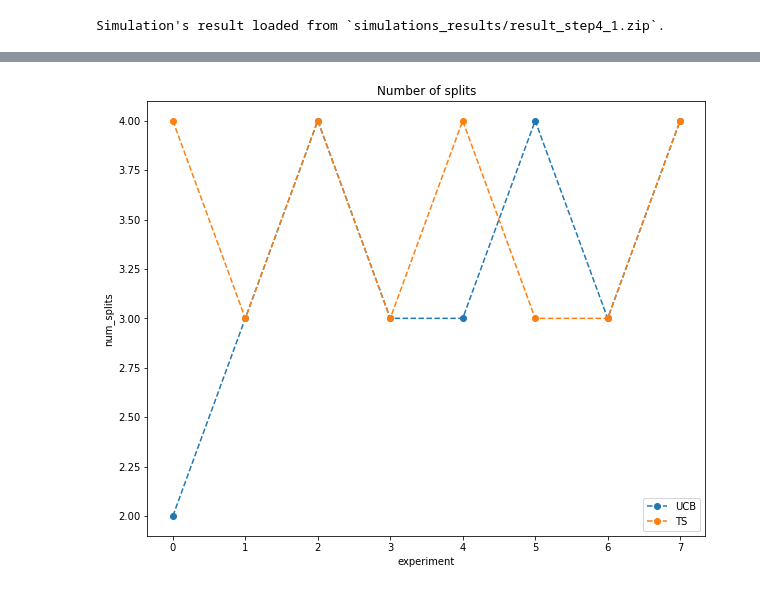
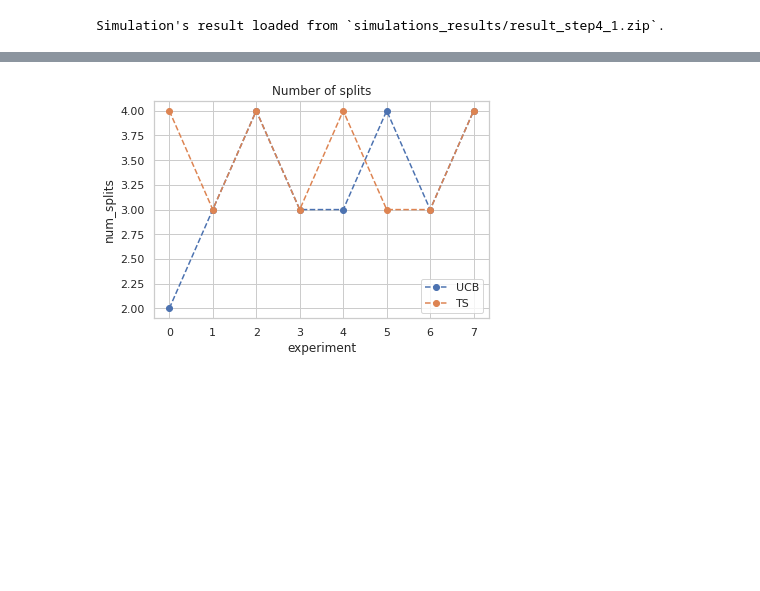
Before and after one commit to fcolombo7/DataIntelligenceApplications, a Jupyter notebook: Pricing Report.ipynb, the cells around one changed output, grey strips where cells are left out. Cells and saved outputs as stored; diff of their text form; code cells hidden in the pictures; blank space fills up the shorter version.

```diff
--- a/Pricing Report.ipynb
+++ b/Pricing Report.ipynb
@@ -174,5 +174,4 @@ task.plot(1, theme='whitegrid')
-# %%
-
-task.plot(2, theme='whitegrid')
-# %% [output]
-[figure, removed]
+# %%
+task.plot(2, figsize=(6,4))
+# %% [output]
+[figure, added]
```
Also changed, not shown: parts of 10 cells of this notebook, 1 other file.
